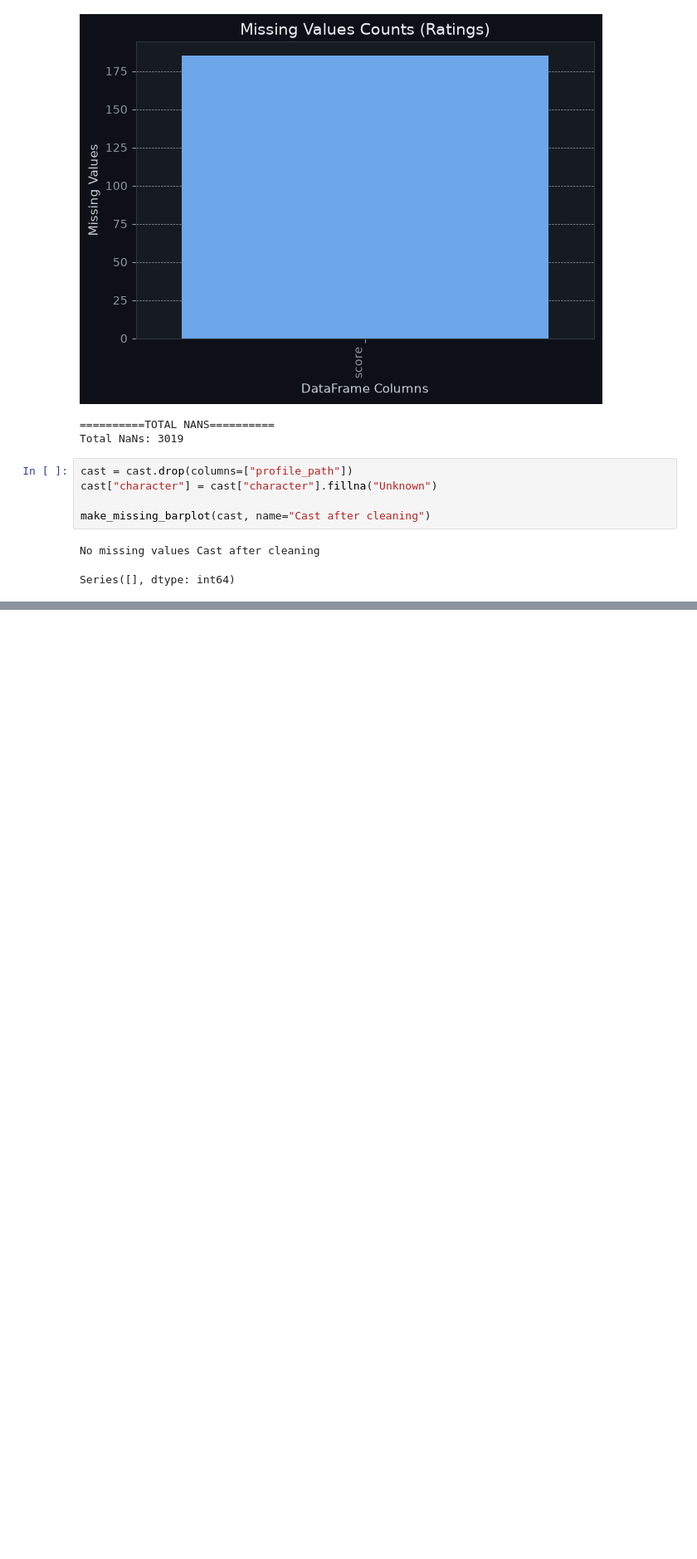
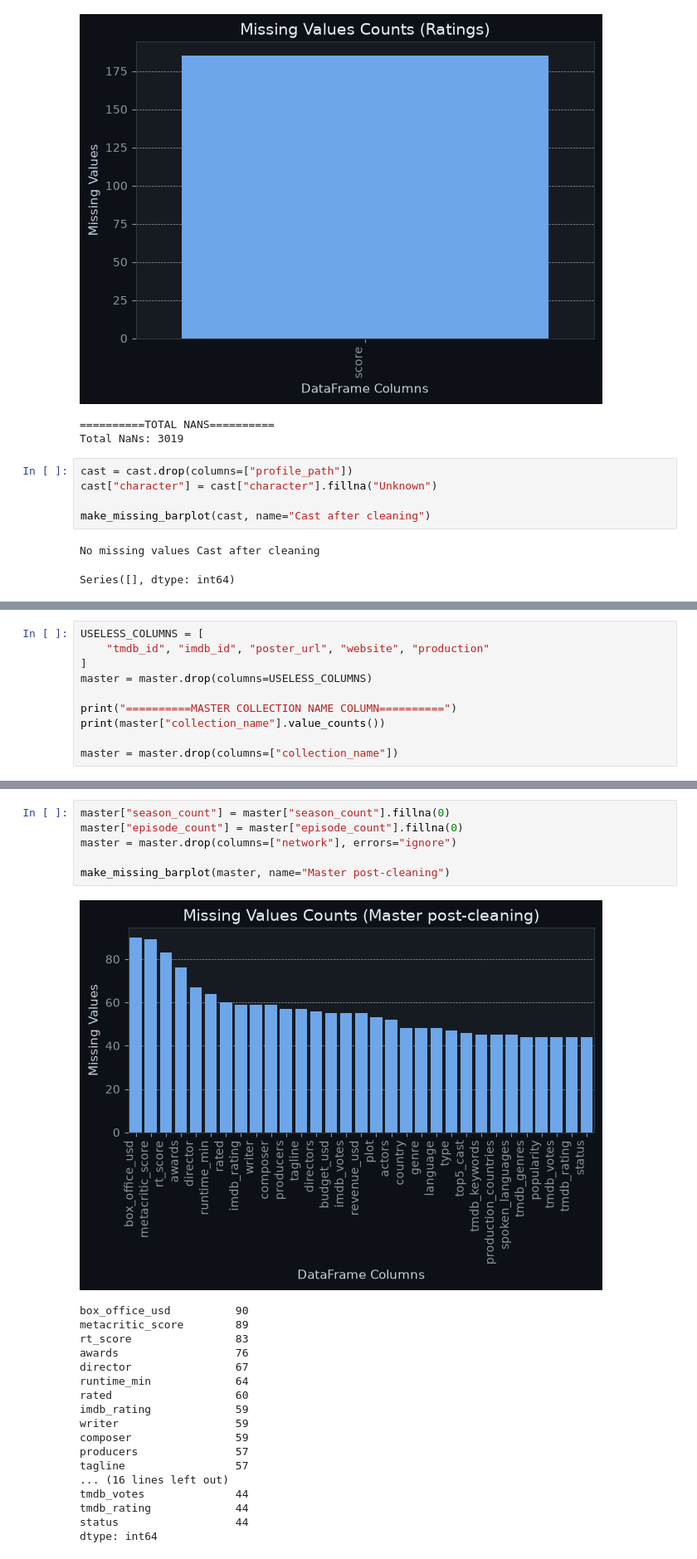
Before and after one commit to Chumus2/MCU-Canon-Classifier, a Jupyter notebook: machine-learning/notebooks/EDA.ipynb, the cells around one changed output, grey strips where cells are left out. Shown at 83% size. Cells and saved outputs as stored; diff of their text form; blank space fills up the shorter version.

Commit message:
Cleaned master and duplicates (notebook)

```diff
--- a/machine-learning/notebooks/EDA.ipynb
+++ b/machine-learning/notebooks/EDA.ipynb
@@ -190,0 +219,10 @@ Series([], dtype: int64)
+# %%
+USELESS_COLUMNS = [
+    "tmdb_id", "imdb_id", "poster_url", "website", "production"
+]
+master = master.drop(columns=USELESS_COLUMNS)
+
+print("==========MASTER COLLECTION NAME COLUMN==========")
+print(master["collection_name"].value_counts())
+
+master = master.drop(columns=["collection_name"])
@@ -190,0 +247,25 @@ Series([], dtype: int64)
+# %%
+master["season_count"] = master["season_count"].fillna(0)
+master["episode_count"] = master["episode_count"].fillna(0)
+master = master.drop(columns=["network"], errors="ignore")
+
+make_missing_barplot(master, name="Master post-cleaning")
+# %% [output]
+[figure, added]
+box_office_usd          90
+metacritic_score        89
+rt_score                83
+awards                  76
+director                67
+runtime_min             64
+rated                   60
+imdb_rating             59
+writer                  59
+composer                59
+producers               57
+tagline                 57
+... (16 lines left out)
+tmdb_votes              44
+tmdb_rating             44
+status                  44
+dtype: int64
```
Also changed, not shown: parts of 6 cells of this notebook.
